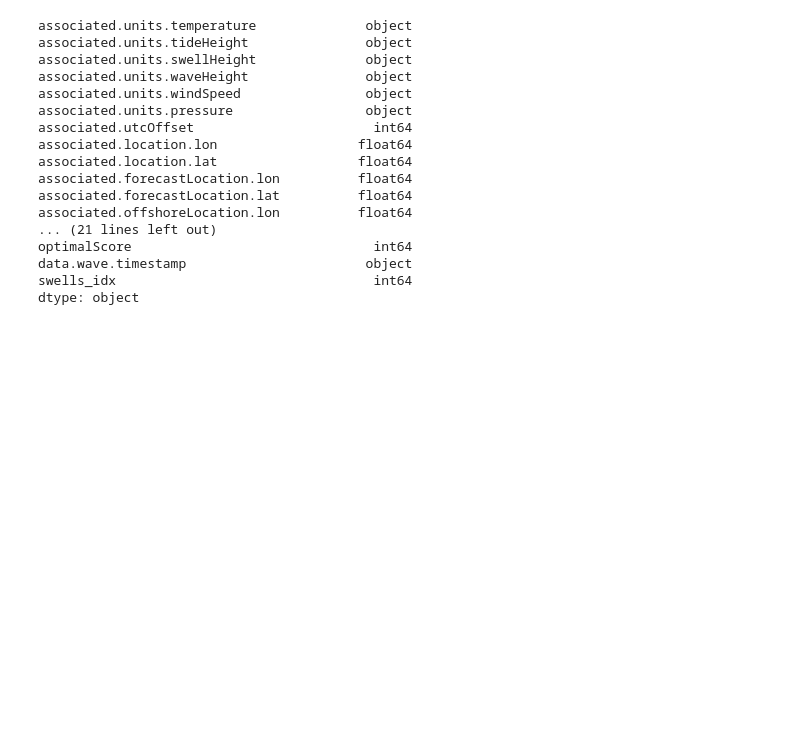
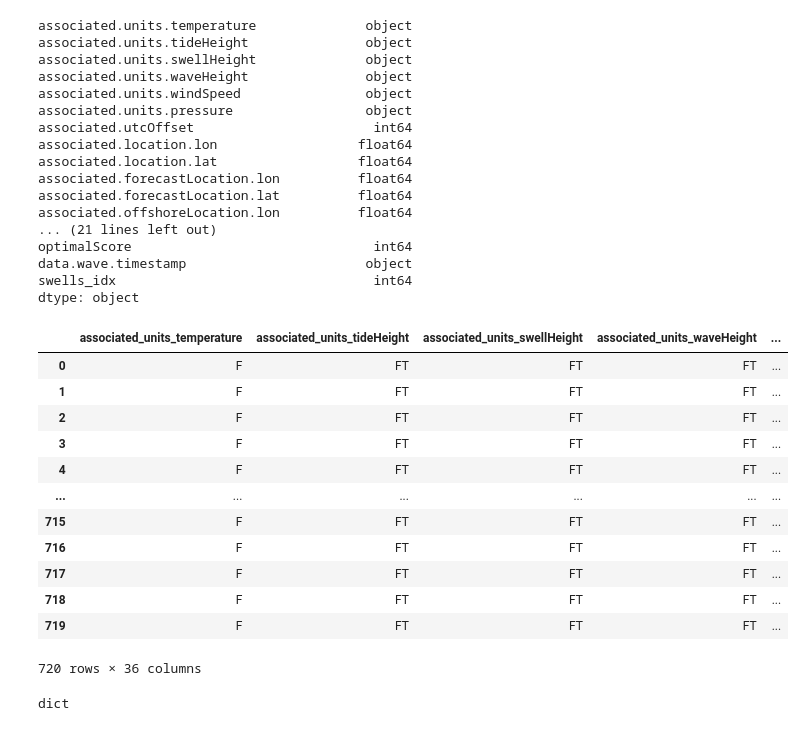
Before and after one commit to peterbull/bodhi-cast, a Jupyter notebook: nbs/python/240329_sl_api.ipynb, the cells around one changed output. Cells and saved outputs as stored; diff of their text form; code cells hidden in the pictures; blank space fills up the shorter version.

Commit message:
nb working pipeline for sl ratings

```diff
--- a/nbs/python/240329_sl_api.ipynb
+++ b/nbs/python/240329_sl_api.ipynb
@@ -576,8 +580,10 @@ class SpotForecast:
         self.engine = create_engine(database_uri)
         self.SessionLocal = sessionmaker(bind=engine)
 
+
     def get_session(self):
         return self.SessionLocal()
+
 
     def fetch_all_forecasts(self) -> List[Dict[Any, Any]]:
         data = []
@@ -591,18 +597,21 @@ class SpotForecast:
             data.append(result)
         return data
 
-    def fetch_forecast(self, endpoint: SlApiEndpoints, param_type: SlApiParams, param: str):
+
+    def fetch_forecast(self, endpoint: SlApiEndpoints, param_type: SlApiParams, param: str) -> Dict[Any, Any]:
         base_url = "https://services.surfline.com/kbyg/spots/forecasts"
         res = requests.get(f"{base_url}/{endpoint}", params={param_type: param})
         data = res.json()
         return data
 
-    def fetch_spots_from_db(self):
+
+    def fetch_spots_from_db(self) -> None:
         with self.get_session() as db:
             stmt = select(SlSpots.spot_id)
             self.spots = db.execute(stmt).scalars().all()
 
-    def transform_wave_data(self, data: Dict) -> pd.DataFrame:
+
+    def transform_wave_data(self, data: Dict) -> List[Dict[Any, Any]]:
         if not data:
             raise ValueError("Data is empty")
 
@@ -638,16 +647,21 @@ class SpotForecast:
         )
 
         combined_df = pd.merge(meta_df, combined_waves_df, how="cross")
+        dict_record = combined_df.to_dict("records")
 
-        return combined_df
+        return dict_record
 
-    def transform_all_wave_data(self):
-        # data = self.fetch_all_forecasts()
-        # dfs = [self.transform_wave_data(entry) for entry in data]
-        pass
 
-    def load_to_pg(self):
+    def load_to_pg(self, dict_record: List[Dict[Any, Any]]) -> None:
         with self.get_session() as db:
-            pass
+            db.bulk_insert_mappings(SlRatings, dict_record)
+            db.commit()
+
+    def process_all_spot_ratings(self):
+        self.fetch_spots_from_db()
+        data = self.fetch_all_forecasts()
+        for spot in data:
+            record = self.transform_wave_data(spot)
+            self.load_to_pg(record)
 # %%
 spot_forecast = SpotForecast(LOCAL_PG_URI)
@@ -654,7 +670,27 @@ spot_forecast = SpotForecast(LOCAL_PG_URI)
 # %%
 test_insert = spot_forecast.transform_wave_data(jetty_waves)
+# %%
+test_insert
+# %% [output]
+|  | associated_units_temperature | associated_units_tideHeight | associated_units_swellHeight | associated_units_waveHeight | ... |
+| 0 | F | FT | FT | FT | ... |
+| 1 | F | FT | FT | FT | ... |
+| 2 | F | FT | FT | FT | ... |
+| 3 | F | FT | FT | FT | ... |
+| 4 | F | FT | FT | FT | ... |
+| ... | ... | ... | ... | ... | ... |
+| 715 | F | FT | FT | FT | ... |
+| 716 | F | FT | FT | FT | ... |
+| 717 | F | FT | FT | FT | ... |
+| 718 | F | FT | FT | FT | ... |
+| 719 | F | FT | FT | FT | ... |
+720 rows × 36 columns
 # %%
 test_insert_dict = test_insert.to_dict('records')
+# %%
+type(test_insert_dict[0])
+# %% [output]
+dict
 # %%
 with SessionLocal() as db:
     db.bulk_insert_mappings(SlRatings, test_insert_dict)
```
Also changed, not shown: parts of 2 cells of this notebook, 3 other files.
